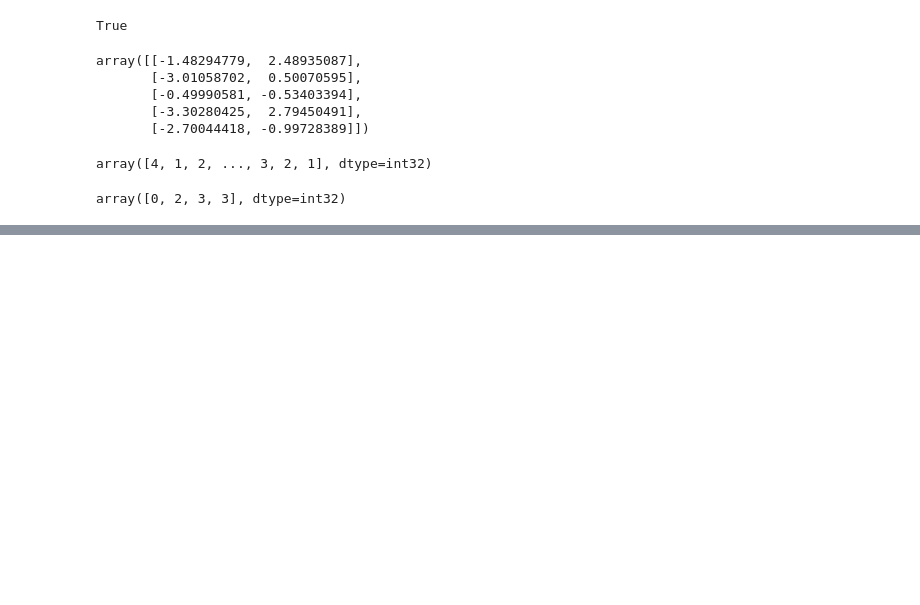
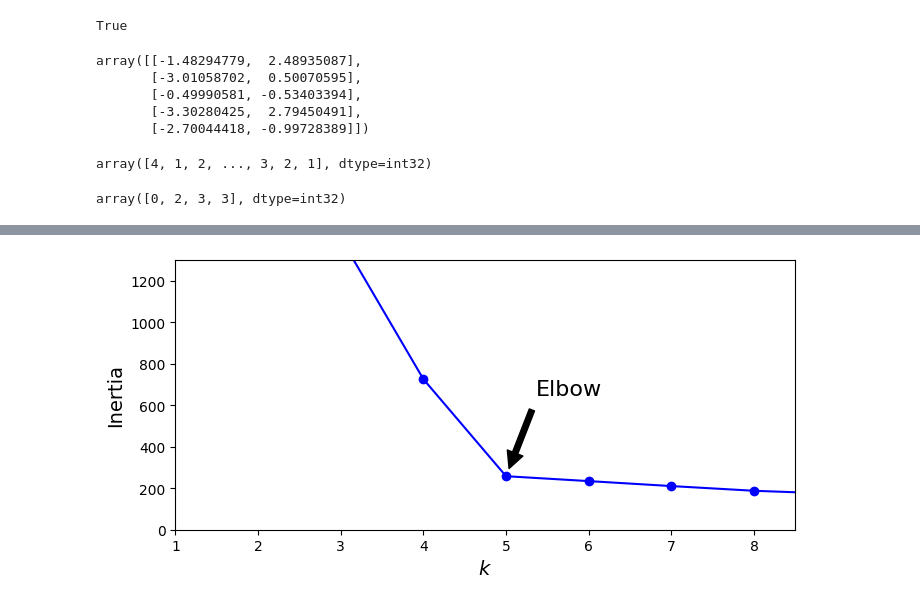
Before and after one commit to damajojung/project-neurocloud, a Jupyter notebook: code/9_k_means_cluster/k_means_cluster.ipynb, the cells around one changed output, grey strips where cells are left out. Saved outputs shown, nothing was run; the diff lists cells and outputs as text; code cells hidden in the pictures; blank space fills up the shorter version.

```diff
--- a/code/9_k_means_cluster/k_means_cluster.ipynb
+++ b/code/9_k_means_cluster/k_means_cluster.ipynb
@@ -65,0 +113,20 @@ array([0, 2, 3, 3], dtype=int32)
+# %%
+kmeans_per_k = [KMeans(n_clusters=k, random_state=42).fit(X)
+                for k in range(1, 10)]
+inertias = [model.inertia_ for model in kmeans_per_k]
+# %%
+plt.figure(figsize=(8, 3.5))
+plt.plot(range(1, 10), inertias, "bo-")
+plt.xlabel("$k$", fontsize=14)
+plt.ylabel("Inertia", fontsize=14)
+plt.annotate('Elbow',
+             xy=(5, inertias[4]),
+             xytext=(0.55, 0.55),
+             textcoords='figure fraction',
+             fontsize=16,
+             arrowprops=dict(facecolor='black', shrink=0.1)
+            )
+plt.axis([1, 8.5, 0, 1300])
+plt.show()
+# %% [output]
+[figure, added]
```
Also changed, not shown: parts of 3 cells of this notebook, 1 other file.
